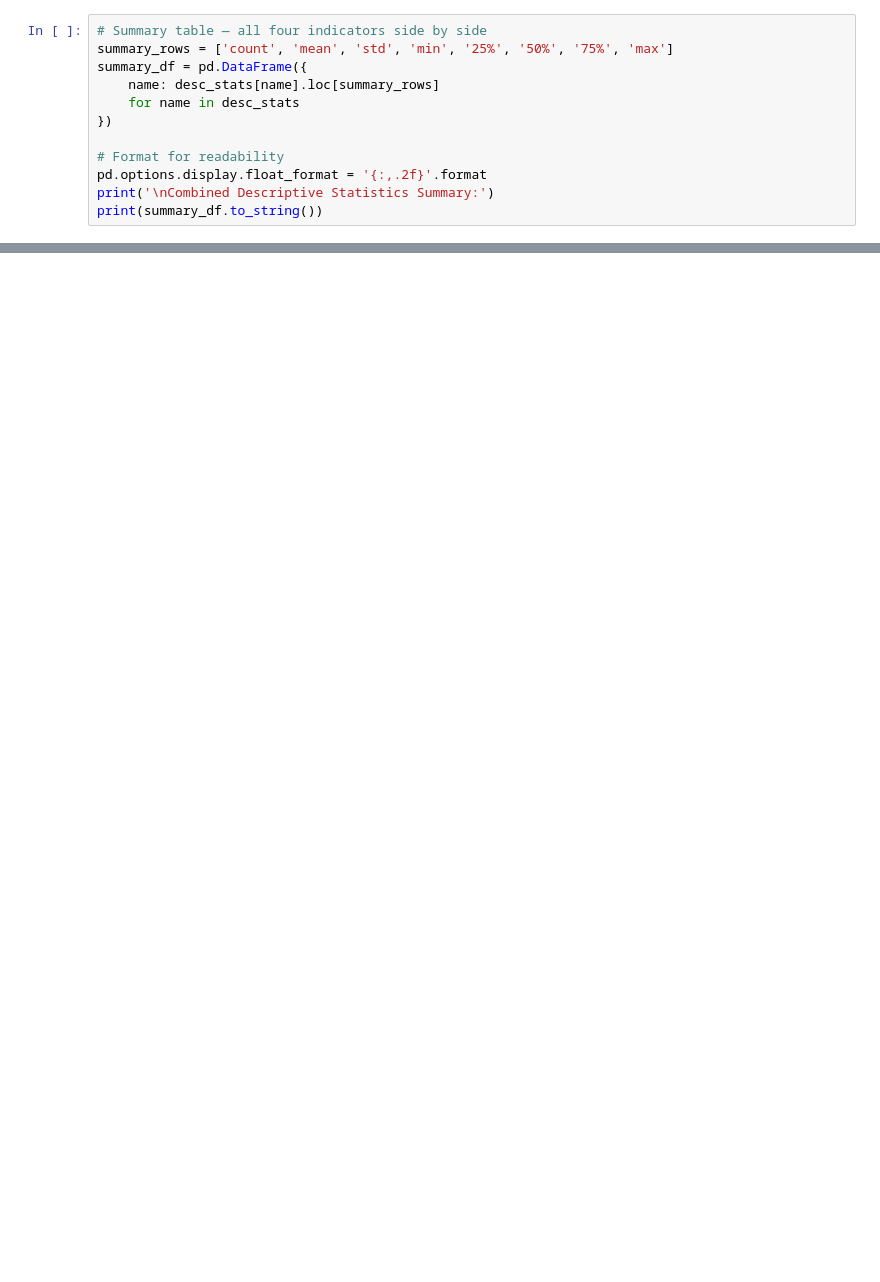
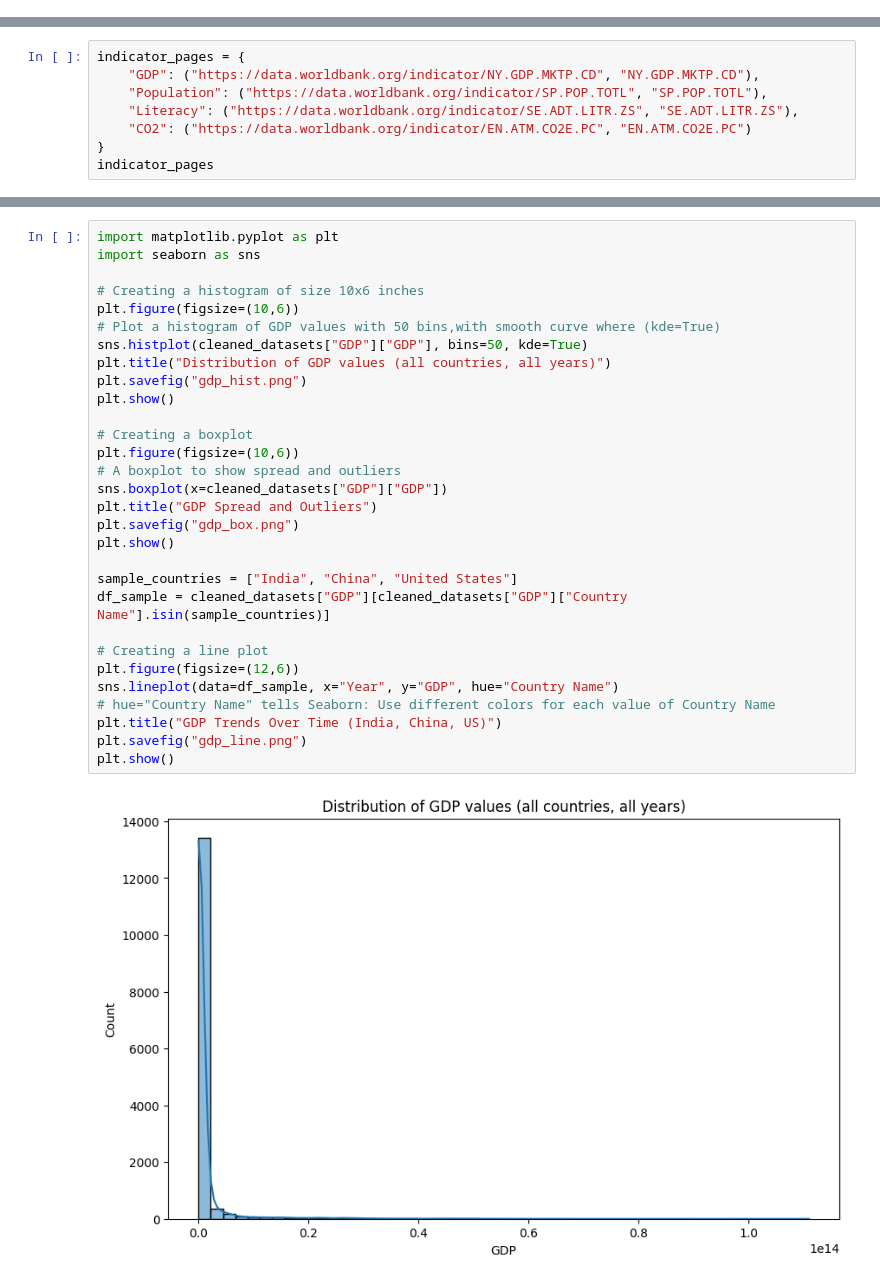
Before and after one commit to harshithabt/WorldBank-Data_Analysis, a Jupyter notebook: WorldBank_DataAnalysis.ipynb, the cells around one changed output, grey strips where cells are left out. Saved outputs shown, nothing was run; the diff lists cells and outputs as text; blank space fills up the shorter version.

Commit message:
Feat: Add World Bank data analysis notebook (CO2, literacy, cleaning)

```diff
--- a/WorldBank_DataAnalysis.ipynb
+++ b/WorldBank_DataAnalysis.ipynb
@@ -159,12 +0,0 @@ print('=' * 60)
-# %%
-# Summary table — all four indicators side by side
-summary_rows = ['count', 'mean', 'std', 'min', '25%', '50%', '75%', 'max']
-summary_df = pd.DataFrame({
-    name: desc_stats[name].loc[summary_rows]
-    for name in desc_stats
-})
-
-# Format for readability
-pd.options.display.float_format = '{:,.2f}'.format
-print('\nCombined Descriptive Statistics Summary:')
-print(summary_df.to_string())
@@ -430,0 +58,8 @@ print(inferences)
+# %%
+indicator_pages = {
+    "GDP": ("https://data.worldbank.org/indicator/NY.GDP.MKTP.CD", "NY.GDP.MKTP.CD"),
+    "Population": ("https://data.worldbank.org/indicator/SP.POP.TOTL", "SP.POP.TOTL"),
+    "Literacy": ("https://data.worldbank.org/indicator/SE.ADT.LITR.ZS", "SE.ADT.LITR.ZS"),
+    "CO2": ("https://data.worldbank.org/indicator/EN.ATM.CO2E.PC", "EN.ATM.CO2E.PC")
+}
+indicator_pages
@@ -430,0 +246,32 @@ print(inferences)
+# %%
+import matplotlib.pyplot as plt
+import seaborn as sns
+
+# Creating a histogram of size 10x6 inches
+plt.figure(figsize=(10,6))
+# Plot a histogram of GDP values with 50 bins,with smooth curve where (kde=True)
+sns.histplot(cleaned_datasets["GDP"]["GDP"], bins=50, kde=True)
+plt.title("Distribution of GDP values (all countries, all years)")
+plt.savefig("gdp_hist.png")
+plt.show()
+
+# Creating a boxplot
+plt.figure(figsize=(10,6))
+# A boxplot to show spread and outliers
+sns.boxplot(x=cleaned_datasets["GDP"]["GDP"])
+plt.title("GDP Spread and Outliers")
+plt.savefig("gdp_box.png")
+plt.show()
+
+sample_countries = ["India", "China", "United States"]
+df_sample = cleaned_datasets["GDP"][cleaned_datasets["GDP"]["Country Name"].isin(sample_countries)]
+
+# Creating a line plot
+plt.figure(figsize=(12,6))
+sns.lineplot(data=df_sample, x="Year", y="GDP", hue="Country Name")
+# hue="Country Name" tells Seaborn: Use different colors for each value of Country Name
+plt.title("GDP Trends Over Time (India, China, US)")
+plt.savefig("gdp_line.png")
+plt.show()
+# %% [output]
+[figure, added]
```
Also changed, not shown: parts of 51 cells of this notebook.
